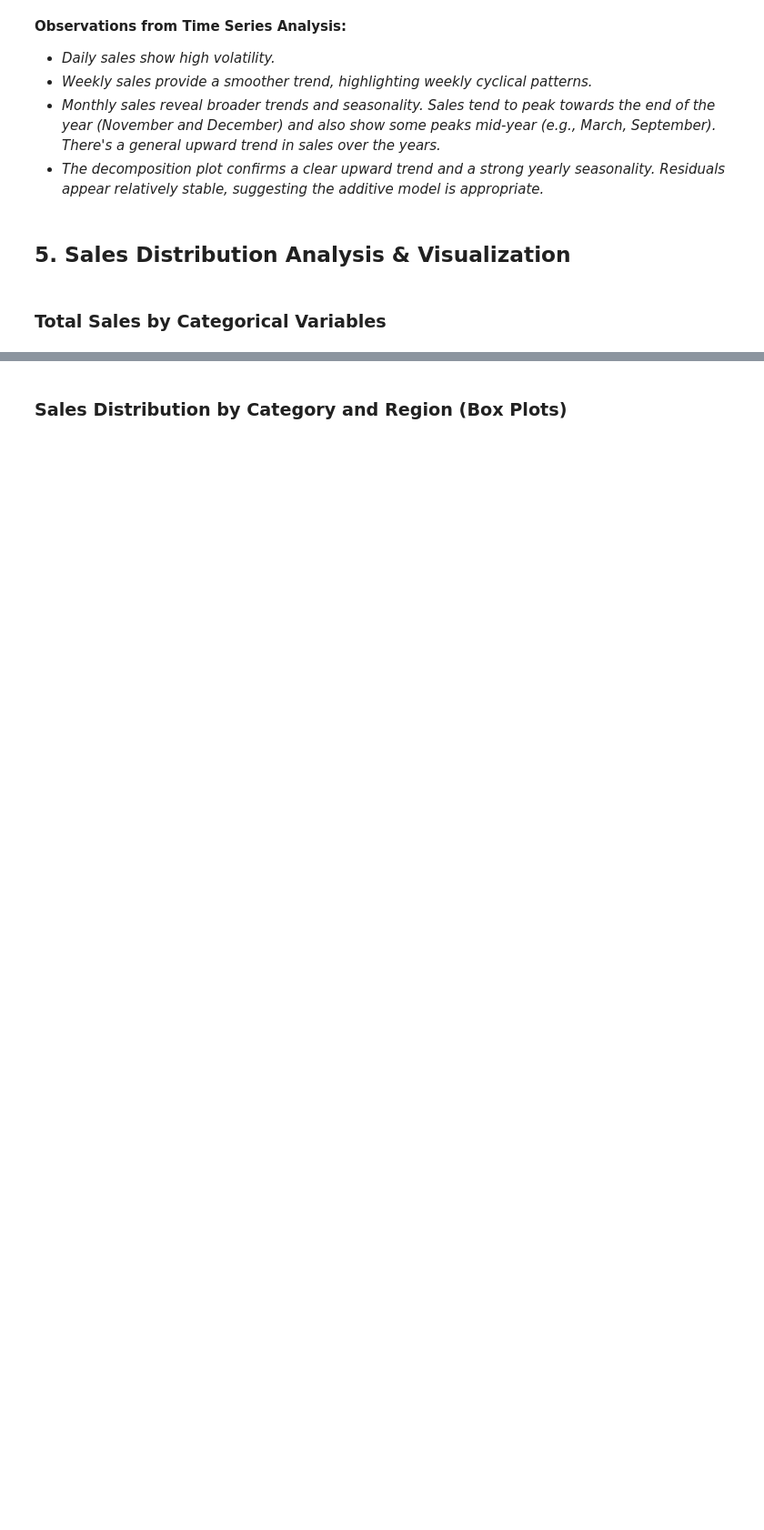
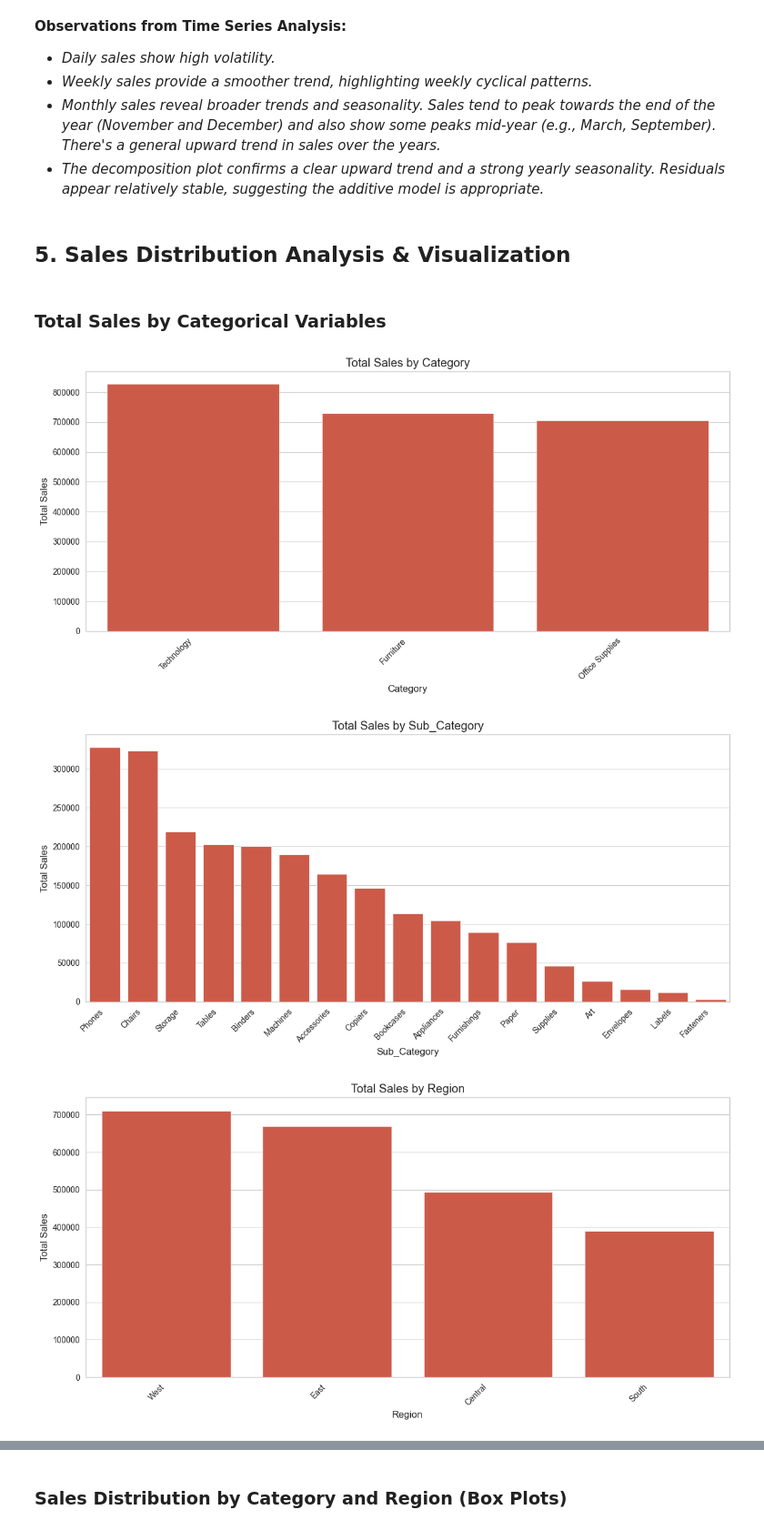
Before and after one commit to Melbinmatheew/Sales_Retail-prediction, a Jupyter notebook: notebooks/02_eda_feature_engineering.ipynb, the cells around one changed output, grey strips where cells are left out. Shown: that part at 91% size. Saved outputs shown, nothing was run; the diff lists cells and outputs as text; code cells hidden in the pictures; blank space fills up the shorter version.

```diff
--- a/notebooks/02_eda_feature_engineering.ipynb
+++ b/notebooks/02_eda_feature_engineering.ipynb
@@ -14,5 +14,5 @@ sns.set_style('whitegrid')
 # %% [markdown]
 ## 2. Load Cleaned Dataset
 # %%
-df = pd.read_csv('../data/cleaned_sales_data.csv', parse_dates=['Order Date'])
+df = pd.read_csv('../data/cleaned_sales_data.csv', parse_dates=['Order_Date'])
 df.head()
@@ -19,5 +26,5 @@ df.head()
 # %% [markdown]
 ## 3. Set 'Order Date' as Index
 # %%
-df.set_index('Order Date', inplace=True)
+df.set_index('Order_Date', inplace=True)
 df.head()
@@ -95,14 +118,18 @@ else:
 # %% [markdown]
 ### Total Sales by Categorical Variables
 # %%
-categorical_cols = ['Category', 'Sub-Category', 'Region', 'Segment']
+categorical_cols = ['Category', 'Sub_Category', 'Region', 'Segment']
 for col in categorical_cols:
     plt.figure(figsize=(12, 6))
     sales_by_col = df.groupby(col)['Sales'].sum().sort_values(ascending=False)
     sns.barplot(x=sales_by_col.index, y=sales_by_col.values)
     plt.title(f'Total Sales by {col}')
     plt.xlabel(col)
     plt.ylabel('Total Sales')
     plt.xticks(rotation=45, ha='right')
     plt.tight_layout()
     plt.show()
+# %% [output]
+[figure, added]
+[figure, added]
+[figure, added]
```
Also changed, not shown: parts of 13 cells of this notebook, 9 other files.
